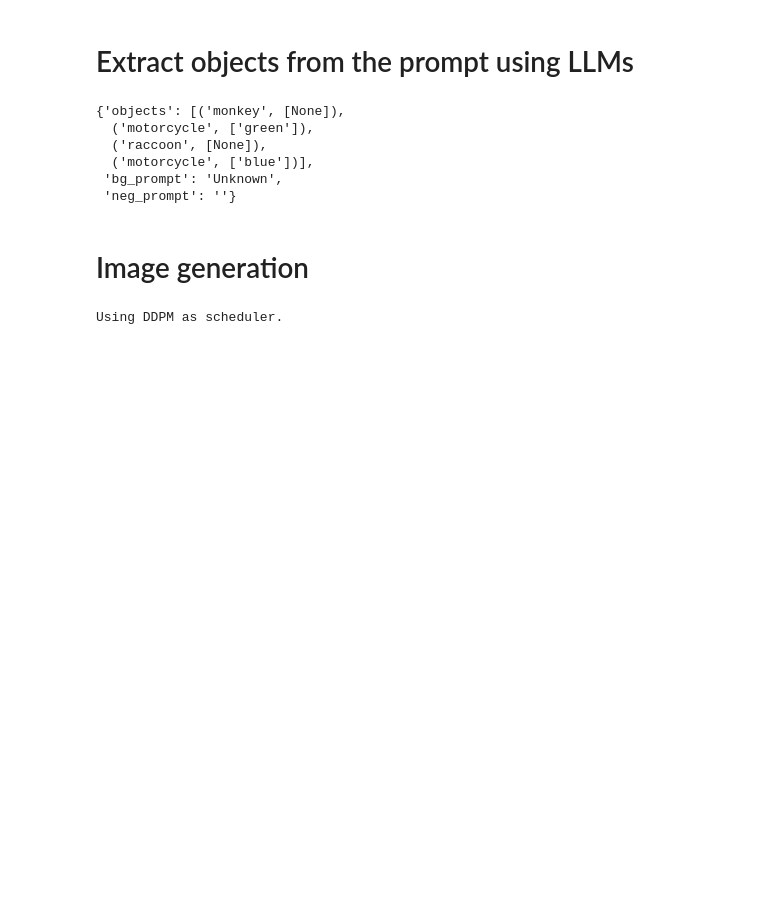
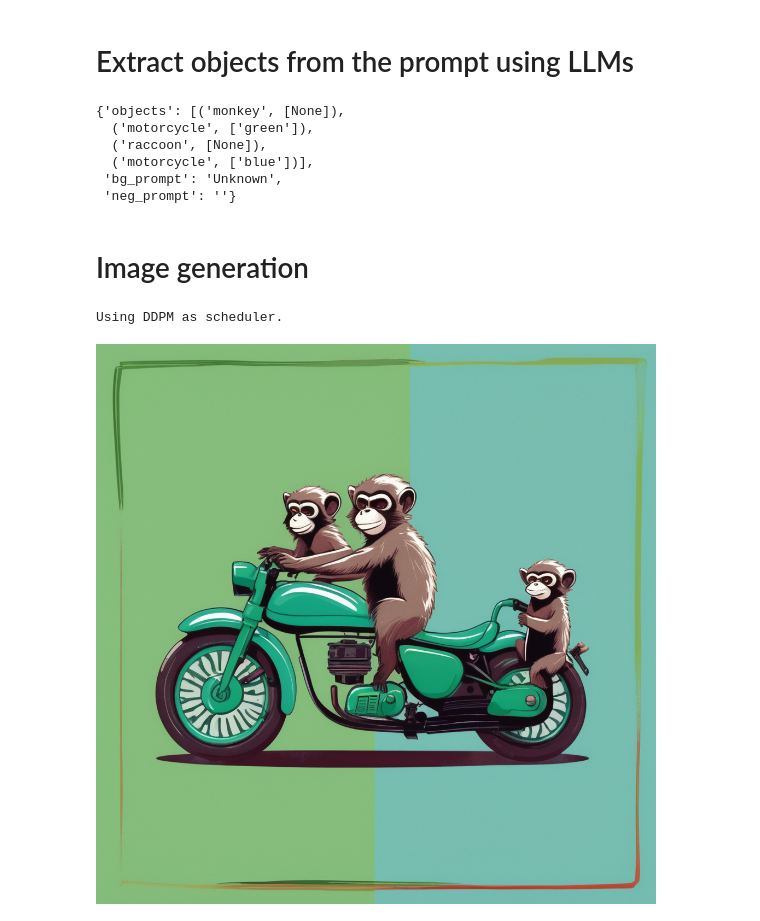
Before and after one commit to Palandr123/DiffusionU-NetLLM, a Jupyter notebook: src/demo.ipynb, the cells around one changed output. Cells and saved outputs as stored; diff of their text form; code cells hidden in the pictures; blank space fills up the shorter version.

Commit message:
+ image generation

```diff
--- a/src/demo.ipynb
+++ b/src/demo.ipynb
@@ -65,0 +134,13 @@ Using DDPM as scheduler.
+# %%
+SEED = 1
+generator = torch.Generator(device=device1).manual_seed(SEED)
+N_IMG=1
+save_aux=True
+# %%
+out = base(prompt=[prompts[idx]]*N_IMG, num_inference_steps=300, generator=generator, save_aux=save_aux, latents=None)
+if save_aux:
+    aux = base.get_sg_aux()
+# %%
+out.images[0]
+# %% [output]
+[figure, added]
```
Also changed, not shown: parts of 2 cells of this notebook.
